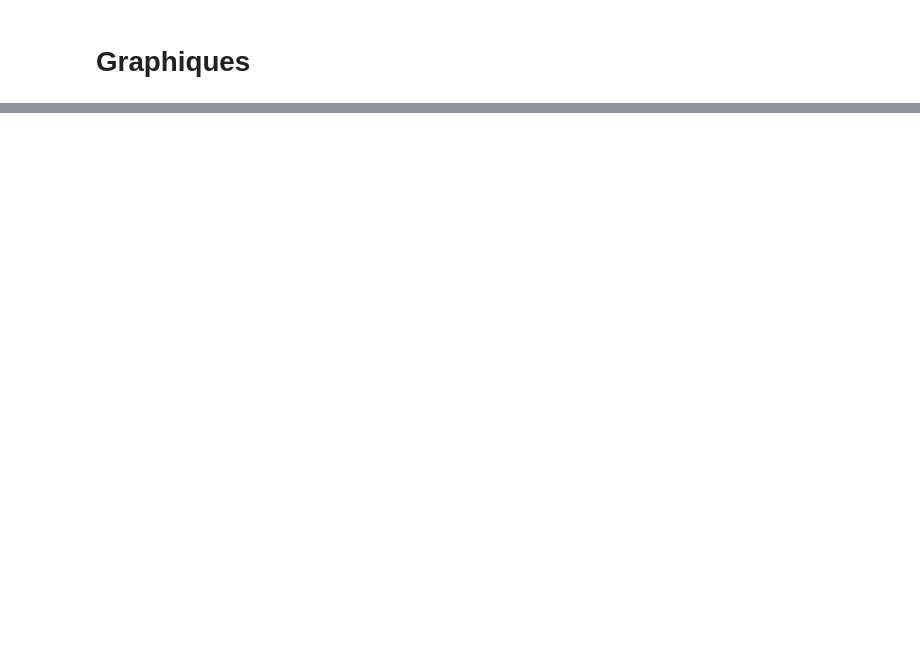
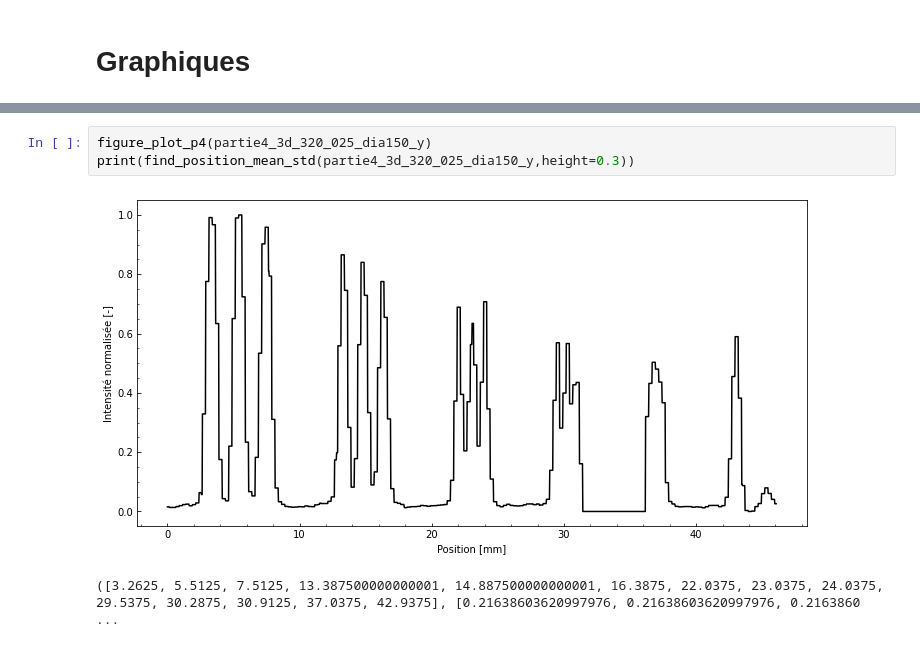
Before and after one commit to felixantoine1/labV_projet, a Jupyter notebook: analyse_partie4.ipynb, the cells around one changed output, grey strips where cells are left out. Drawn from its saved outputs; the diff is of its cells as text; blank space fills up the shorter version.

```diff
--- a/analyse_partie4.ipynb
+++ b/analyse_partie4.ipynb
@@ -128,0 +248,6 @@ figure_plot_p4(partie4_3d_040_025_ramlack_y_v2)
+# %%
+figure_plot_p4(partie4_3d_320_025_dia150_y)
+print(find_position_mean_std(partie4_3d_320_025_dia150_y,height=0.3))
+# %% [output]
+[figure, added]
+([3.2625, 5.5125, 7.5125, 13.387500000000001, 14.887500000000001, 16.3875, 22.0375, 23.0375, 24.0375, 29.5375, 30.2875, 30.9125, 37.0375, 42.9375], [0.21638603620997976, 0.21638603620997976, 0.2163860 ...
```
Also changed, not shown: parts of 20 cells of this notebook.
